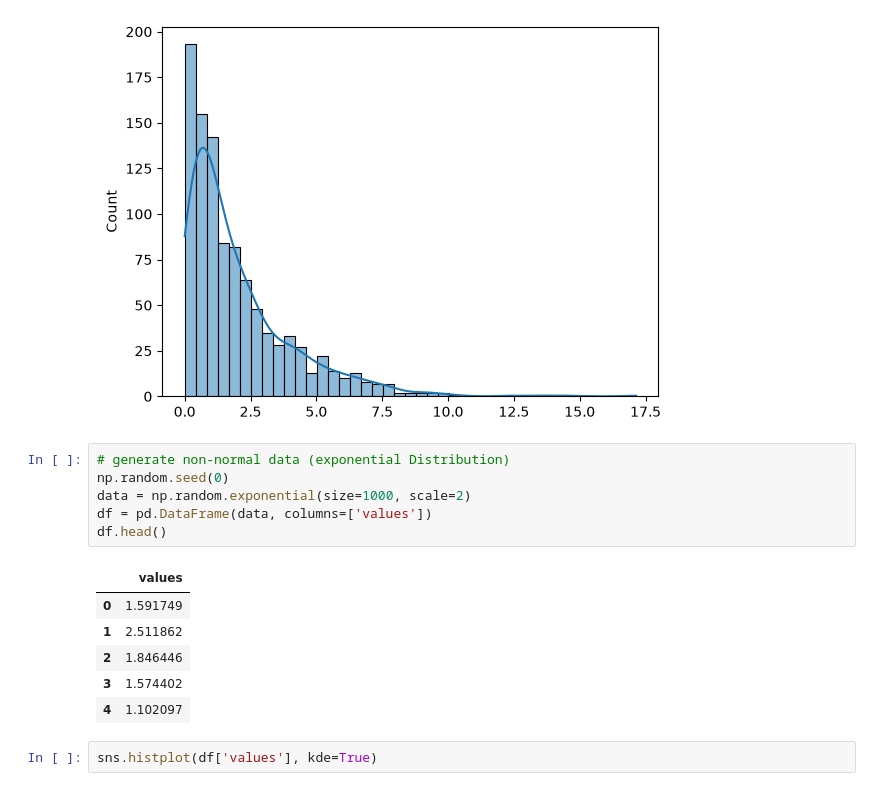
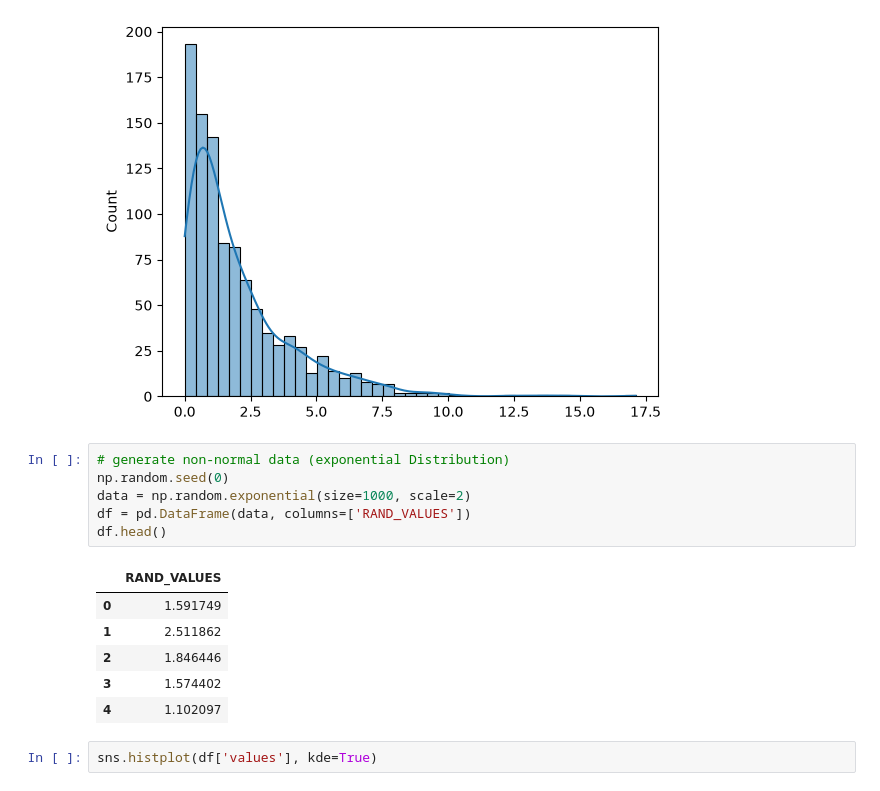
Before and after one commit to sarvesh9213/MACHINE_LEARNING, a Jupyter notebook: SELF_LEARNING/prerequisite_before_ml/06_scaling.ipynb, the cells around one changed output. Cells and saved outputs as stored; diff of their text form.

```diff
--- a/SELF_LEARNING/prerequisite_before_ml/06_scaling.ipynb
+++ b/SELF_LEARNING/prerequisite_before_ml/06_scaling.ipynb
@@ -137,11 +137,11 @@ sns.histplot(data, kde=True)
 # %%
 # generate non-normal data (exponential Distribution)
 np.random.seed(0)
 data = np.random.exponential(size=1000, scale=2)
-df = pd.DataFrame(data, columns=['values'])
+df = pd.DataFrame(data, columns=['RAND_VALUES'])
 df.head()
 # %% [output]
-|  | values |
+|  | RAND_VALUES |
 | 0 | 1.591749 |
 | 1 | 2.511862 |
 | 2 | 1.846446 |
```
